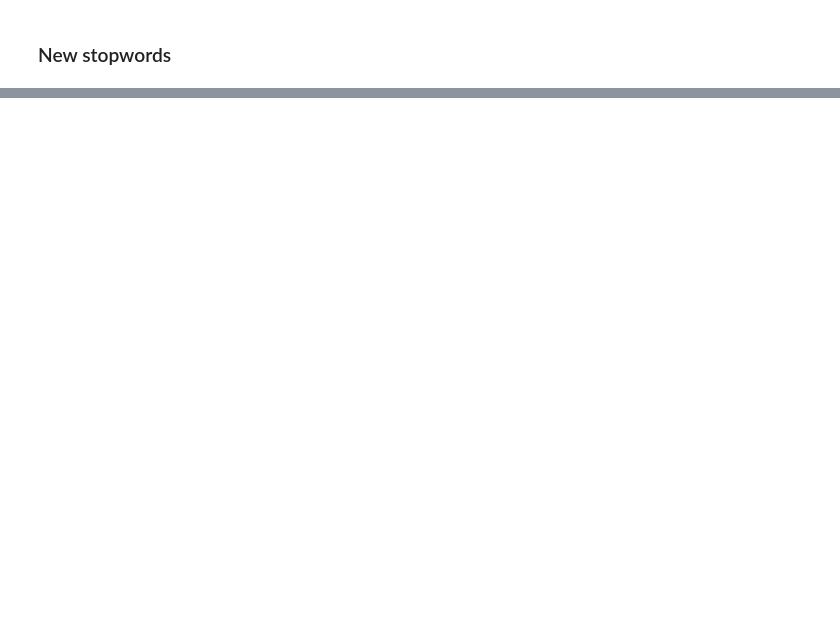
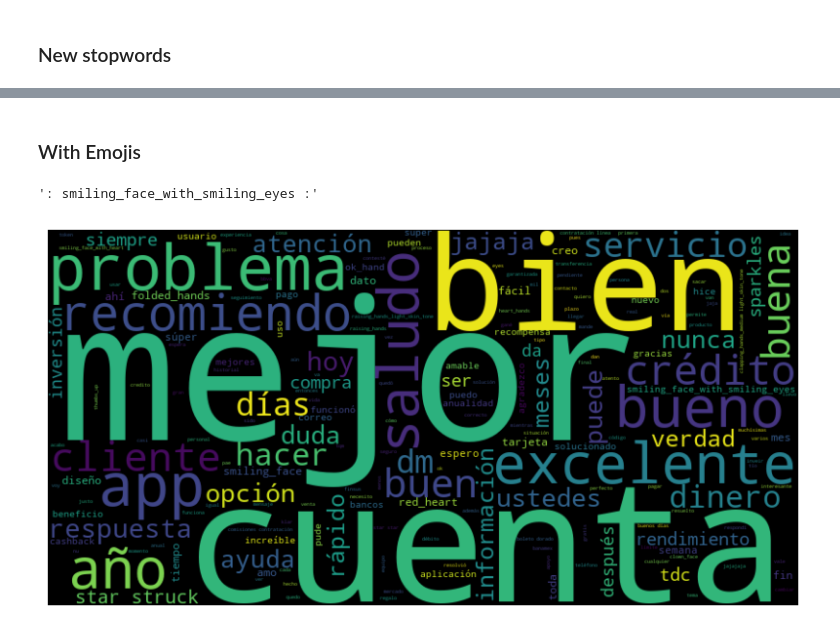
Before and after one commit to kw1013/Datathon-Hey-Banco, a Jupyter notebook: analysis.ipynb, the cells around one changed output, grey strips where cells are left out. Drawn from its saved outputs; the diff is of its cells as text; code cells hidden in the pictures; blank space fills up the shorter version.

```diff
--- a/analysis.ipynb
+++ b/analysis.ipynb
@@ -81,0 +89,21 @@ plt.show()
+# %% [markdown]
+### With Emojis
+# %%
+df3 = clean_text(df1, emoji='text')
+df3['clean_tweet'].iloc[7]
+# %% [output]
+': smiling_face_with_smiling_eyes :'
+# %%
+# Join all text in one string
+text = ' '.join(df3['clean_tweet'].tolist())
+
+# Wordcloud
+wc = wordcloud.WordCloud(width=800, height=400).generate(text)
+
+# Display the generated image:
+plt.figure(figsize=(10, 5))
+plt.imshow(wc, interpolation='bilinear')
+plt.axis("off")
+plt.show()
+# %% [output]
+[figure, added]
```
Also changed, not shown: parts of 4 cells of this notebook.
